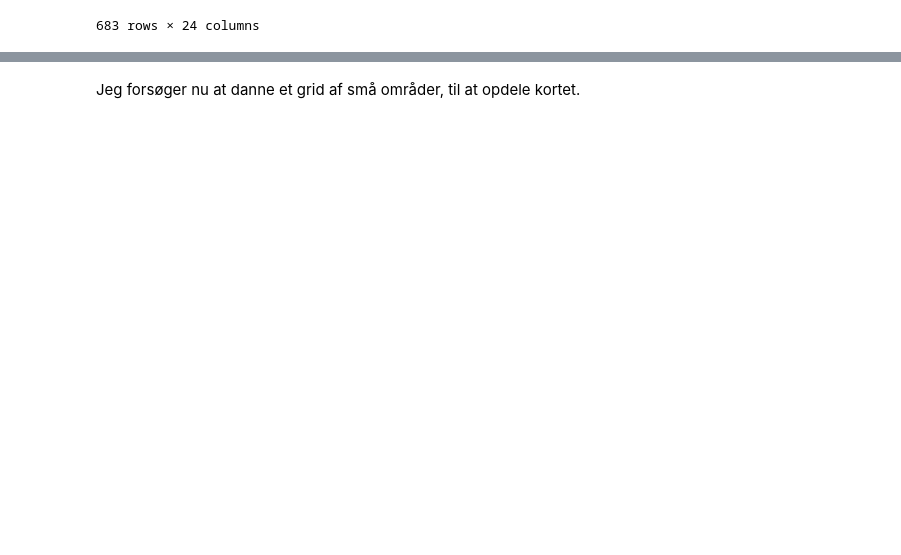
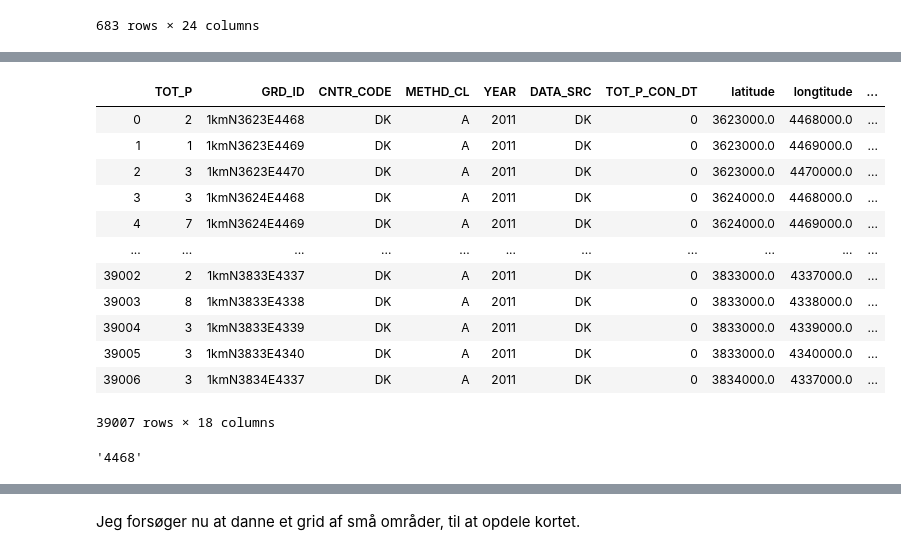
Before and after one commit to Oliverkobaek/thesis_2020, a Jupyter notebook: Geooding of adress.ipynb, the cells around one changed output, grey strips where cells are left out. Cells and saved outputs as stored; diff of their text form; code cells hidden in the pictures; blank space fills up the shorter version.

```diff
--- a/Geooding of adress.ipynb
+++ b/Geooding of adress.ipynb
@@ -565,0 +518,23 @@ kommuner
+# %%
+GeoPopData = pd.read_csv("https://raw.githubusercontent.com/Oliverkobaek/thesis_2020/master/GeoPopData_DK.csv")
+gdf.crs = {'init': 'epsg:4326', 'no_defs': True}
+GeoPopData.crs = {'init': 'epsg:3035', 'no_defs': True}
+#GeoPopData = GeoPopData['GRD_ID'].to_crs(espg = 25832)
+# %% [output]
+|  | TOT_P | GRD_ID | CNTR_CODE | METHD_CL | YEAR | DATA_SRC | TOT_P_CON_DT | latitude | longtitude | ... |
+| 0 | 2 | 1kmN3623E4468 | DK | A | 2011 | DK | 0 | 3623000.0 | 4468000.0 | ... |
+| 1 | 1 | 1kmN3623E4469 | DK | A | 2011 | DK | 0 | 3623000.0 | 4469000.0 | ... |
+| 2 | 3 | 1kmN3623E4470 | DK | A | 2011 | DK | 0 | 3623000.0 | 4470000.0 | ... |
+| 3 | 3 | 1kmN3624E4468 | DK | A | 2011 | DK | 0 | 3624000.0 | 4468000.0 | ... |
+| 4 | 7 | 1kmN3624E4469 | DK | A | 2011 | DK | 0 | 3624000.0 | 4469000.0 | ... |
+| ... | ... | ... | ... | ... | ... | ... | ... | ... | ... | ... |
+| 39002 | 2 | 1kmN3833E4337 | DK | A | 2011 | DK | 0 | 3833000.0 | 4337000.0 | ... |
+| 39003 | 8 | 1kmN3833E4338 | DK | A | 2011 | DK | 0 | 3833000.0 | 4338000.0 | ... |
+| 39004 | 3 | 1kmN3833E4339 | DK | A | 2011 | DK | 0 | 3833000.0 | 4339000.0 | ... |
+| 39005 | 3 | 1kmN3833E4340 | DK | A | 2011 | DK | 0 | 3833000.0 | 4340000.0 | ... |
+| 39006 | 3 | 1kmN3834E4337 | DK | A | 2011 | DK | 0 | 3834000.0 | 4337000.0 | ... |
+39007 rows × 18 columns
+# %%
+GeoPopData['GRD_ID'][0][9:]
+# %% [output]
+'4468'
```
Also changed, not shown: parts of 34 cells of this notebook, 1 other file.
